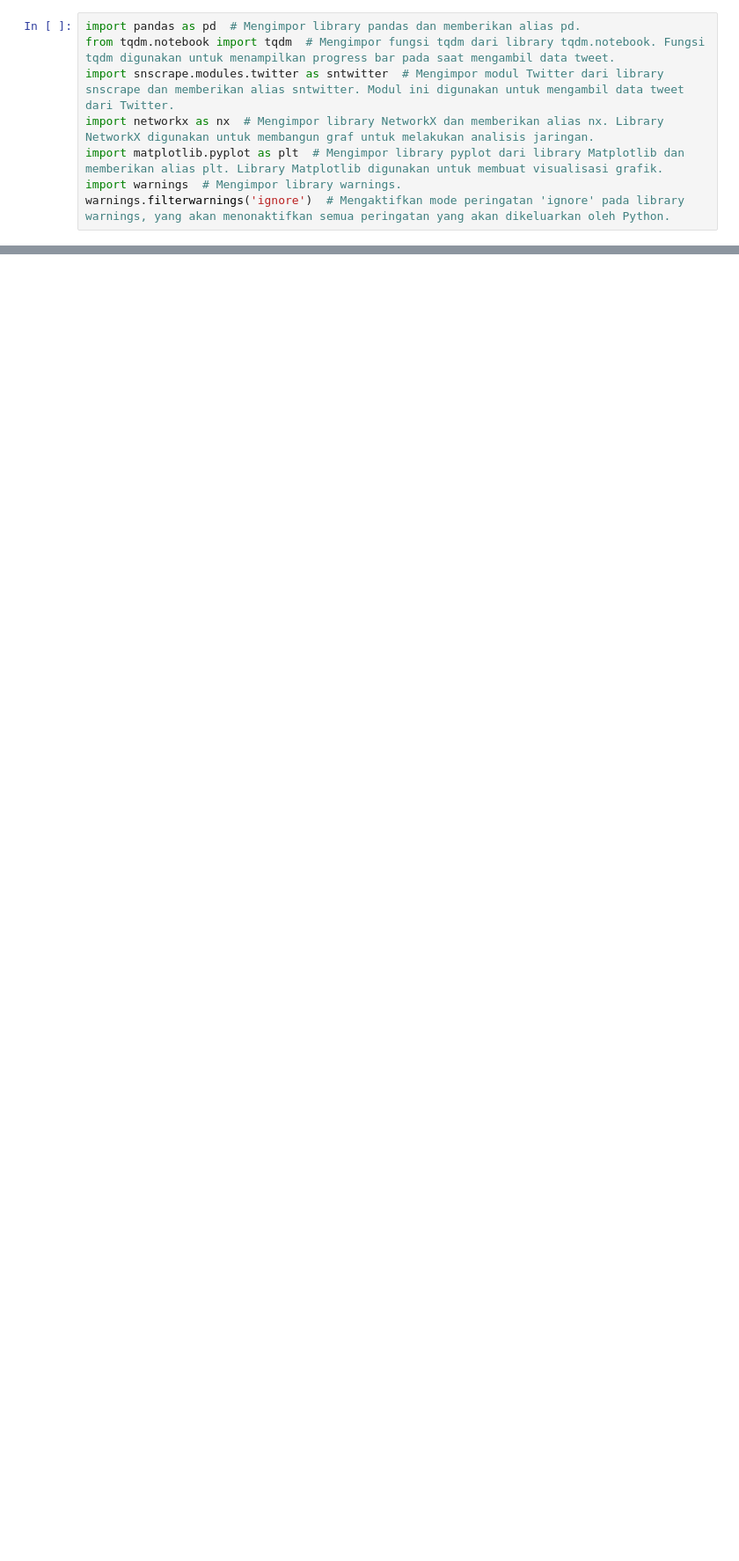
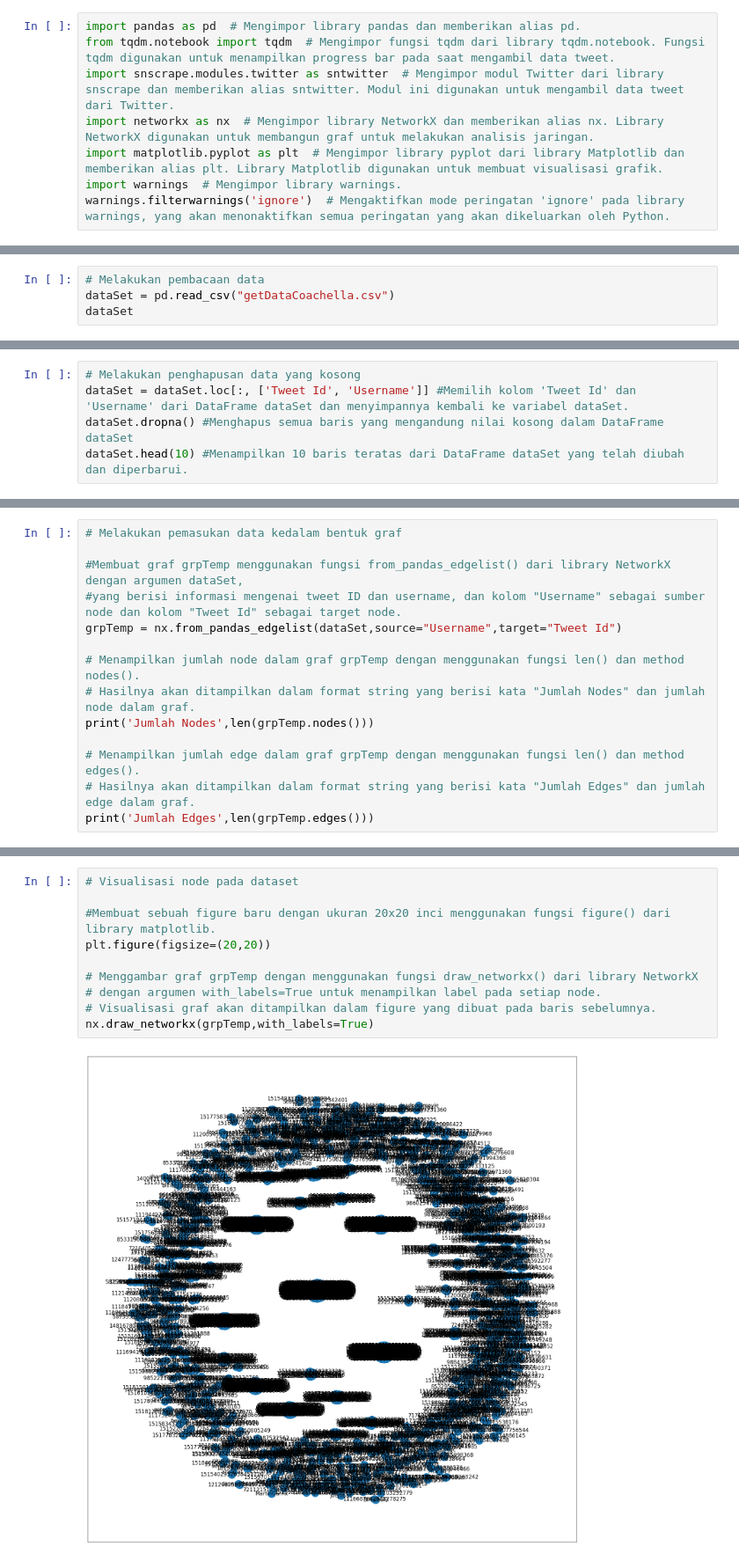
Before and after one commit to aiyafi/Social-Network-Analysis_K9Fox, a Jupyter notebook: Midterm prj/Groupxx_Social_Network_Analysis_Midterm_Project_Group.ipynb, the cells around one changed output, grey strips where cells are left out. Shown at 88% size. Drawn from its saved outputs; the diff is of its cells as text; blank space fills up the shorter version.

```diff
--- a/Midterm prj/Groupxx_Social_Network_Analysis_Midterm_Project_Group.ipynb
+++ b/Midterm prj/Groupxx_Social_Network_Analysis_Midterm_Project_Group.ipynb
@@ -88,0 +77,4 @@ dtype: int64
+# %%
+# Melakukan pembacaan data
+dataSet = pd.read_csv("getDataCoachella.csv")
+dataSet
@@ -88,0 +95,5 @@ dtype: int64
+# %%
+# Melakukan penghapusan data yang kosong
+dataSet = dataSet.loc[:, ['Tweet Id', 'Username']] #Memilih kolom 'Tweet Id' dan 'Username' dari DataFrame dataSet dan menyimpannya kembali ke variabel dataSet.
+dataSet.dropna() #Menghapus semua baris yang mengandung nilai kosong dalam DataFrame dataSet
+dataSet.head(10) #Menampilkan 10 baris teratas dari DataFrame dataSet yang telah diubah dan diperbarui.
@@ -88,0 +112,14 @@ dtype: int64
+# %%
+# Melakukan pemasukan data kedalam bentuk graf
+
+#Membuat graf grpTemp menggunakan fungsi from_pandas_edgelist() dari library NetworkX dengan argumen dataSet,
+#yang berisi informasi mengenai tweet ID dan username, dan kolom "Username" sebagai sumber node dan kolom "Tweet Id" sebagai target node.
+grpTemp = nx.from_pandas_edgelist(dataSet,source="Username",target="Tweet Id")
+
+# Menampilkan jumlah node dalam graf grpTemp dengan menggunakan fungsi len() dan method nodes().
+# Hasilnya akan ditampilkan dalam format string yang berisi kata "Jumlah Nodes" dan jumlah node dalam graf.
+print('Jumlah Nodes',len(grpTemp.nodes()))
+
+# Menampilkan jumlah edge dalam graf grpTemp dengan menggunakan fungsi len() dan method edges().
+# Hasilnya akan ditampilkan dalam format string yang berisi kata "Jumlah Edges" dan jumlah edge dalam graf.
+print('Jumlah Edges',len(grpTemp.edges()))
@@ -88,0 +178,12 @@ dtype: int64
+# %%
+# Visualisasi node pada dataset
+
+#Membuat sebuah figure baru dengan ukuran 20x20 inci menggunakan fungsi figure() dari library matplotlib.
+plt.figure(figsize=(20,20))
+
+# Menggambar graf grpTemp dengan menggunakan fungsi draw_networkx() dari library NetworkX
+# dengan argumen with_labels=True untuk menampilkan label pada setiap node.
+# Visualisasi graf akan ditampilkan dalam figure yang dibuat pada baris sebelumnya.
+nx.draw_networkx(grpTemp,with_labels=True)
+# %% [output]
+[figure, added]
```
Also changed, not shown: parts of 13 cells of this notebook.
